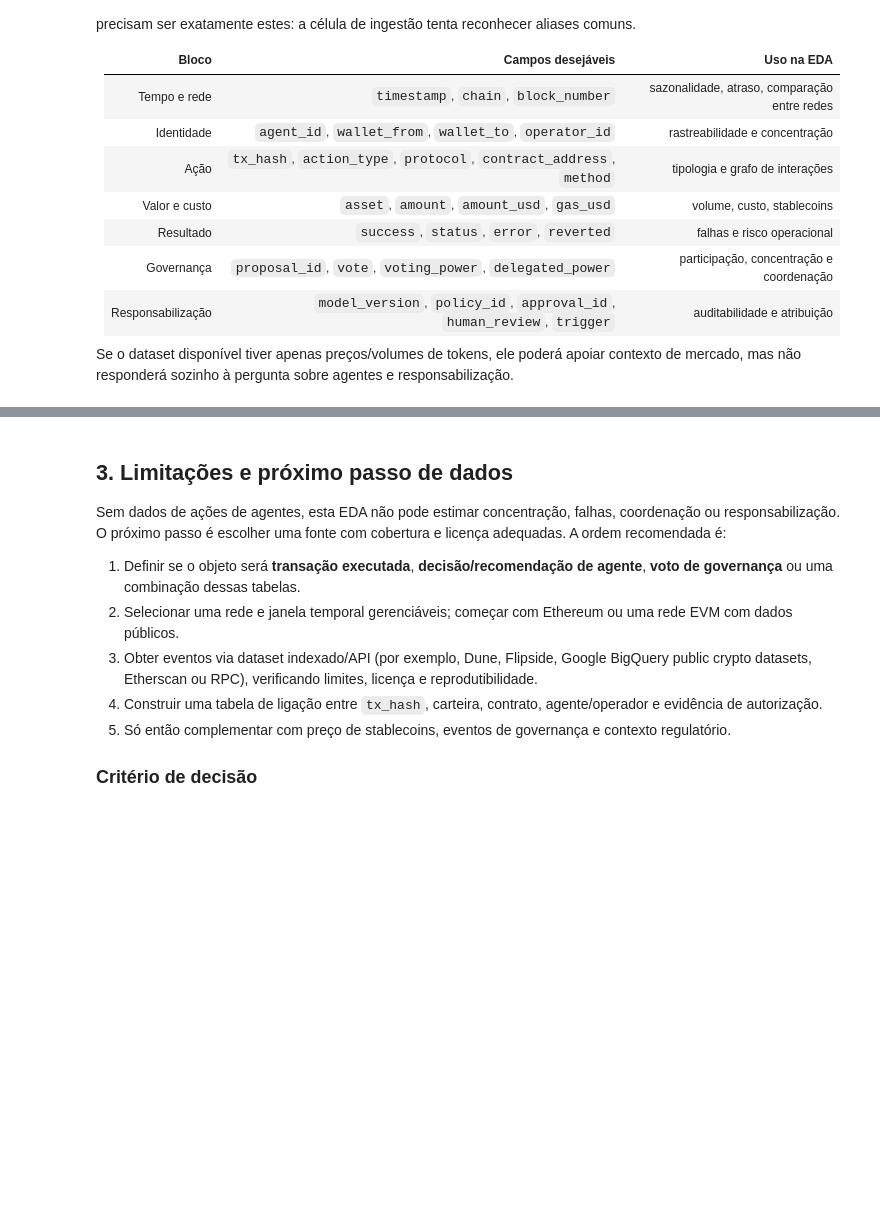
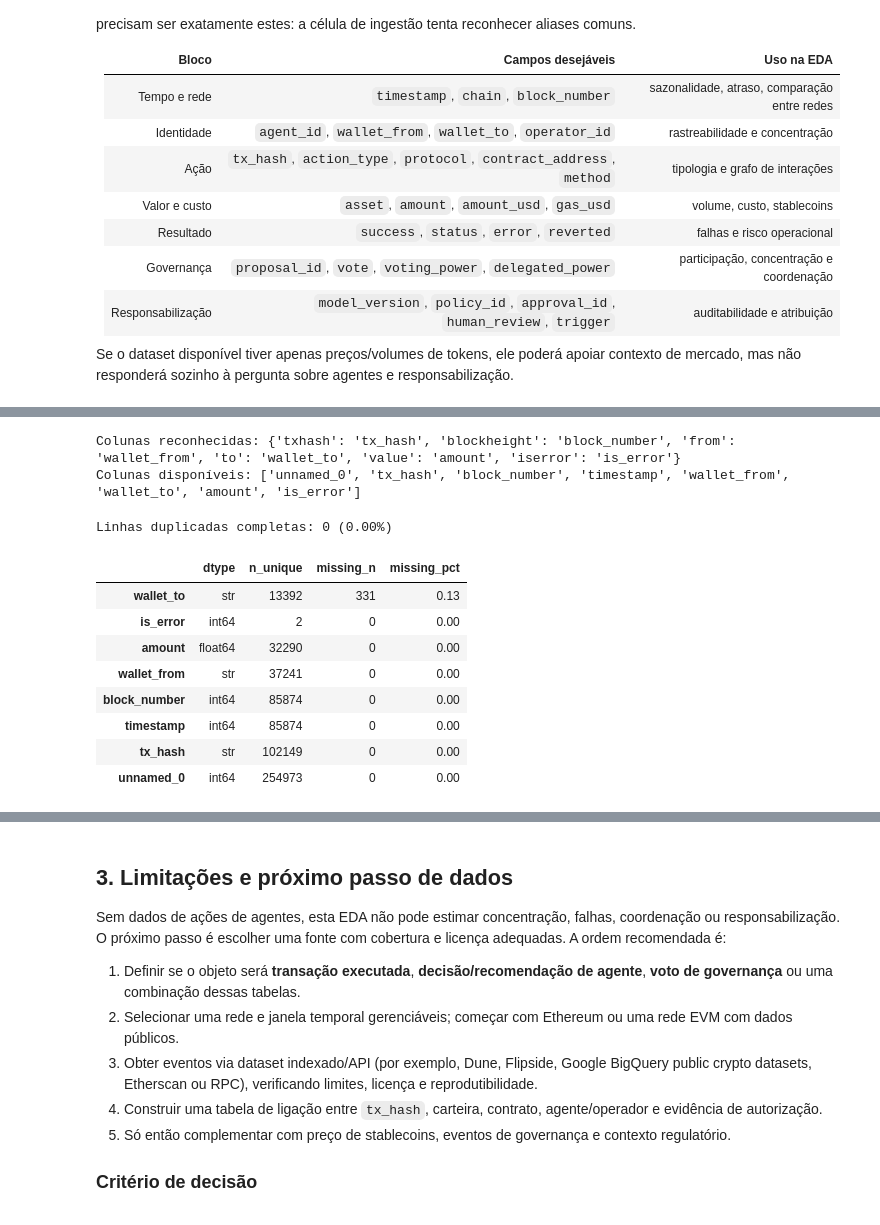
Before and after one commit to gustavofelicidade/moedas-digitais-g6, a Jupyter notebook: notebooks/eda-gustavo.ipynb, the cells around one changed output, grey strips where cells are left out. Saved outputs shown, nothing was run; the diff lists cells and outputs as text; code cells hidden in the pictures; blank space fills up the shorter version.

```diff
--- a/notebooks/eda-gustavo.ipynb
+++ b/notebooks/eda-gustavo.ipynb
@@ -104,16 +155,19 @@ def clean_name(name):
 ALIASES = {
     'timestamp': ['timestamp', 'datetime', 'date', 'time', 'block_timestamp', 'time_stamp'],
     'chain': ['chain', 'network', 'blockchain'],
-    'tx_hash': ['tx_hash', 'transaction_hash', 'hash', 'transaction'],
+    'tx_hash': ['tx_hash', 'txhash', 'transaction_hash', 'hash', 'transaction'],
+    'block_number': ['block_number', 'blockheight', 'block_height', 'block'],
     'agent_id': ['agent_id', 'agent', 'bot_id', 'model_id', 'strategy_id'],
     'wallet_from': ['wallet_from', 'from', 'sender', 'address_from', 'source'],
     'wallet_to': ['wallet_to', 'to', 'receiver', 'address_to', 'destination'],
     'action_type': ['action_type', 'action', 'operation', 'event_type', 'type'],
     'protocol': ['protocol', 'project', 'platform', 'dapp'],
     'asset': ['asset', 'token', 'symbol', 'coin', 'currency'],
+    'amount': ['amount', 'value', 'token_amount', 'quantity'],
     'amount_usd': ['amount_usd', 'value_usd', 'usd_value', 'volume_usd', 'notional_usd'],
     'gas_usd': ['gas_usd', 'fee_usd', 'transaction_fee_usd'],
     'success': ['success', 'succeeded', 'status', 'result'],
+    'is_error': ['is_error', 'iserror', 'error', 'transaction_error'],
     'proposal_id': ['proposal_id', 'proposal', 'governance_proposal'],
     'vote': ['vote', 'voting_choice', 'choice'],
     'voting_power': ['voting_power', 'votes', 'delegated_power'],
@@ -140,20 +194,39 @@ if not df.empty:
     print('Colunas disponíveis:', list(df.columns))
 else:
     print('Aguardando dataset para padronização.')
+# %% [output]
+Colunas reconhecidas: {'txhash': 'tx_hash', 'blockheight': 'block_number', 'from': 'wallet_from', 'to': 'wallet_to', 'value': 'amount', 'iserror': 'is_error'}
+Colunas disponíveis: ['unnamed_0', 'tx_hash', 'block_number', 'timestamp', 'wallet_from', 'wallet_to', 'amount', 'is_error']
 # %%
 # Diagnóstico inicial de completude, tipos e duplicidade.
 if df.empty:
     print('Diagnóstico não executado: o dataset ainda não foi carregado.')
 else:
     profile = pd.DataFrame({
         'dtype': df.dtypes.astype(str),
         'n_unique': df.nunique(dropna=True),
         'missing_n': df.isna().sum(),
         'missing_pct': (df.isna().mean() * 100).round(2),
     }).sort_values(['missing_pct', 'n_unique'], ascending=[False, True])
     print(f'Linhas duplicadas completas: {df.duplicated().sum():,} ({df.duplicated().mean():.2%})')
     display(profile)
     if 'timestamp' in df.columns:
-        df['timestamp'] = pd.to_datetime(df['timestamp'], errors='coerce', utc=True)
+        # Este dataset fornece Unix timestamp em segundos.
+        timestamp_numeric = pd.to_numeric(df['timestamp'], errors='coerce')
+        if timestamp_numeric.notna().mean() > 0.8:
+            df['timestamp'] = pd.to_datetime(timestamp_numeric, unit='s', errors='coerce', utc=True)
+        else:
+            df['timestamp'] = pd.to_datetime(df['timestamp'], errors='coerce', utc=True)
         print('Período:', df['timestamp'].min(), 'até', df['timestamp'].max())
         print('Timestamps inválidos:', df['timestamp'].isna().sum())
+# %% [output]
+Linhas duplicadas completas: 0 (0.00%)
+|  | dtype | n_unique | missing_n | missing_pct |
+| wallet_to | str | 13392 | 331 | 0.13 |
+| is_error | int64 | 2 | 0 | 0.00 |
+| amount | float64 | 32290 | 0 | 0.00 |
+| wallet_from | str | 37241 | 0 | 0.00 |
+| block_number | int64 | 85874 | 0 | 0.00 |
+| timestamp | int64 | 85874 | 0 | 0.00 |
+| tx_hash | str | 102149 | 0 | 0.00 |
+| unnamed_0 | int64 | 254973 | 0 | 0.00 |
```
Also changed, not shown: parts of 8 cells of this notebook, 5 other files.
